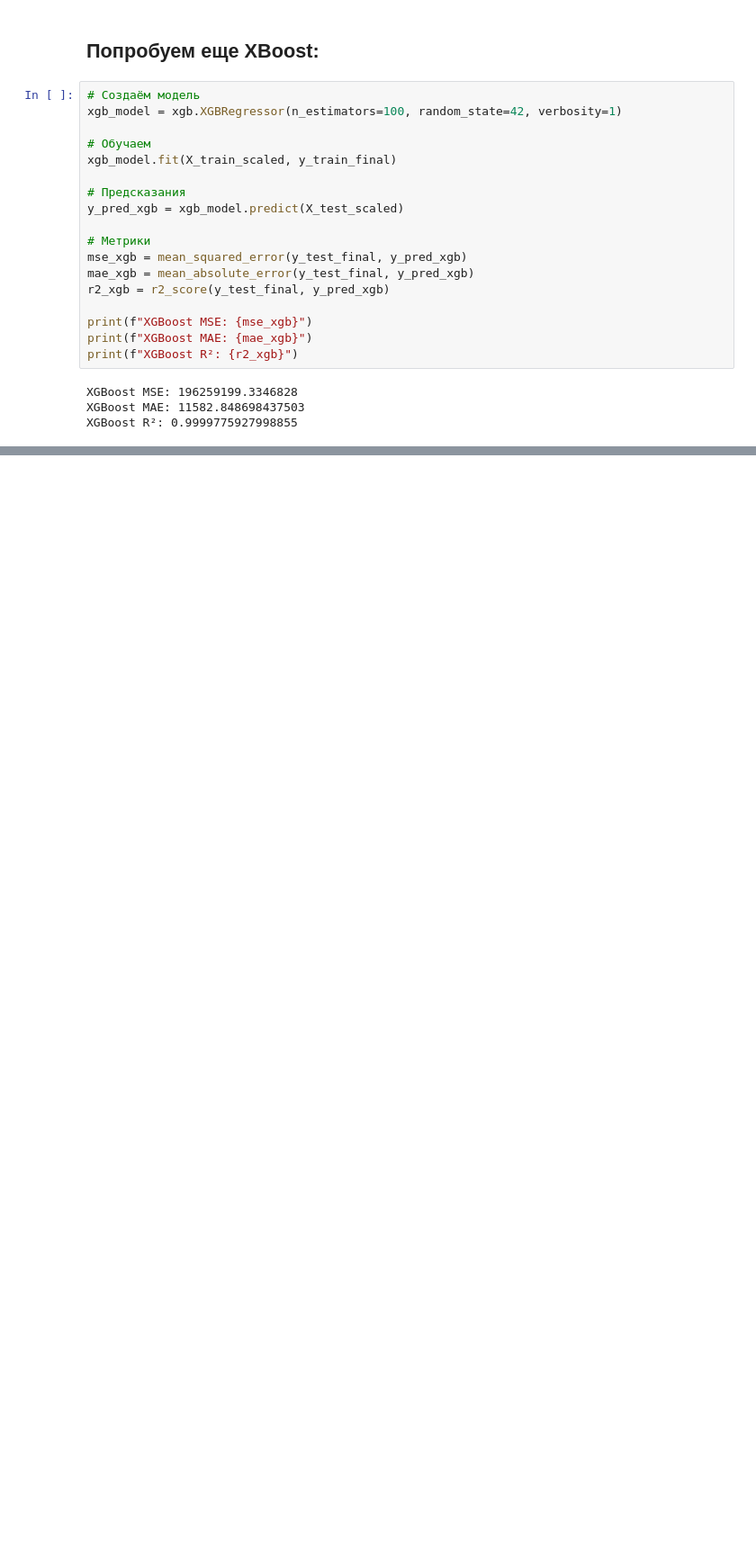
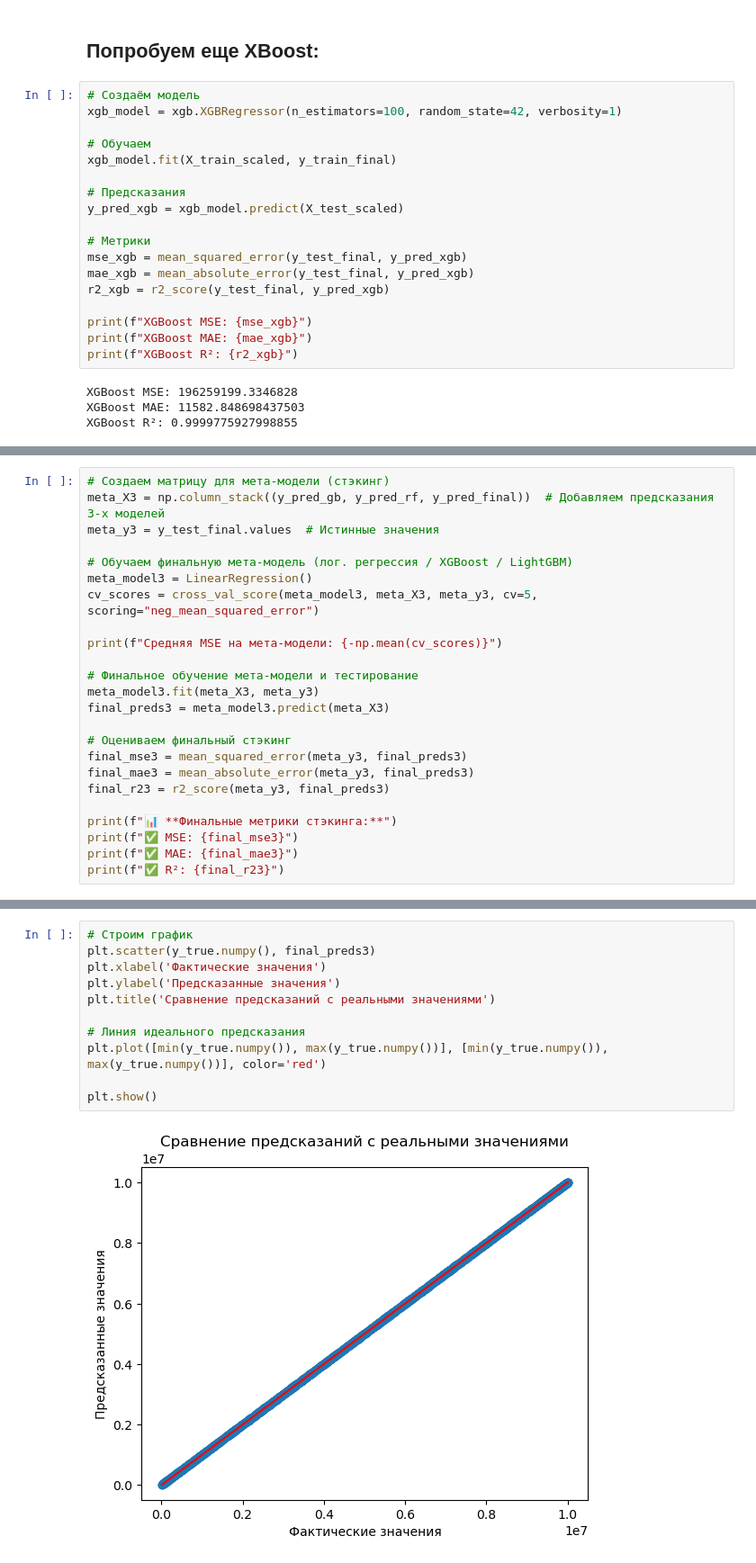
Before and after one commit to Saatarko/HomeworkDS, a Jupyter notebook: Homework_torch_paris.ipynb, the cells around one changed output, grey strips where cells are left out. Shown at 90% size. Cells and saved outputs as stored; diff of their text form; blank space fills up the shorter version.

```diff
--- a/Homework_torch_paris.ipynb
+++ b/Homework_torch_paris.ipynb
@@ -1188,0 +1393,24 @@ shap.summary_plot(shap_values_xgb, X_test_scaled, feature_names=X_train_final.co
+# %%
+# Создаем матрицу для мета-модели (стэкинг)
+meta_X3 = np.column_stack((y_pred_gb, y_pred_rf, y_pred_final))  # Добавляем предсказания 3-х моделей
+meta_y3 = y_test_final.values  # Истинные значения
+
+# Обучаем финальную мета-модель (лог. регрессия / XGBoost / LightGBM)
+meta_model3 = LinearRegression()
+cv_scores = cross_val_score(meta_model3, meta_X3, meta_y3, cv=5, scoring="neg_mean_squared_error")
+
+print(f"Средняя MSE на мета-модели: {-np.mean(cv_scores)}")
+
+# Финальное обучение мета-модели и тестирование
+meta_model3.fit(meta_X3, meta_y3)
+final_preds3 = meta_model3.predict(meta_X3)
+
+# Оцениваем финальный стэкинг
+final_mse3 = mean_squared_error(meta_y3, final_preds3)
+final_mae3 = mean_absolute_error(meta_y3, final_preds3)
+final_r23 = r2_score(meta_y3, final_preds3)
+
+print(f"📊 **Финальные метрики стэкинга:**")
+print(f"✅ MSE: {final_mse3}")
+print(f"✅ MAE: {final_mae3}")
+print(f"✅ R²: {final_r23}")
@@ -1188,0 +1423,13 @@ shap.summary_plot(shap_values_xgb, X_test_scaled, feature_names=X_train_final.co
+# %%
+# Строим график
+plt.scatter(y_true.numpy(), final_preds3)
+plt.xlabel('Фактические значения')
+plt.ylabel('Предсказанные значения')
+plt.title('Сравнение предсказаний с реальными значениями')
+
+# Линия идеального предсказания
+plt.plot([min(y_true.numpy()), max(y_true.numpy())], [min(y_true.numpy()), max(y_true.numpy())], color='red')
+
+plt.show()
+# %% [output]
+[figure, added]
```
Also changed, not shown: parts of 28 cells of this notebook, 52 other files.
